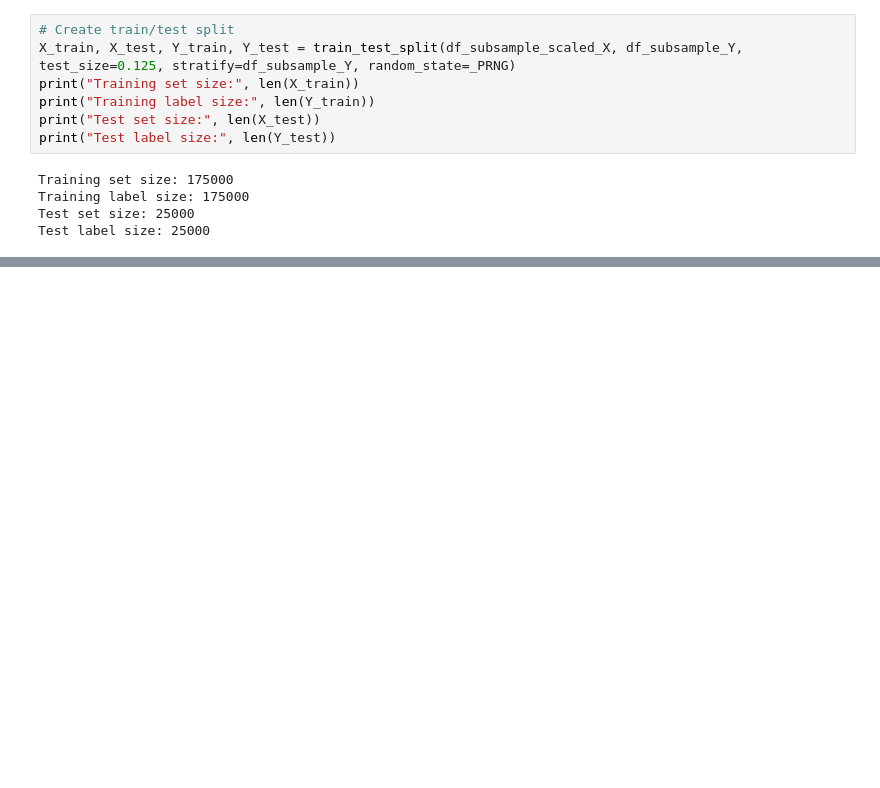
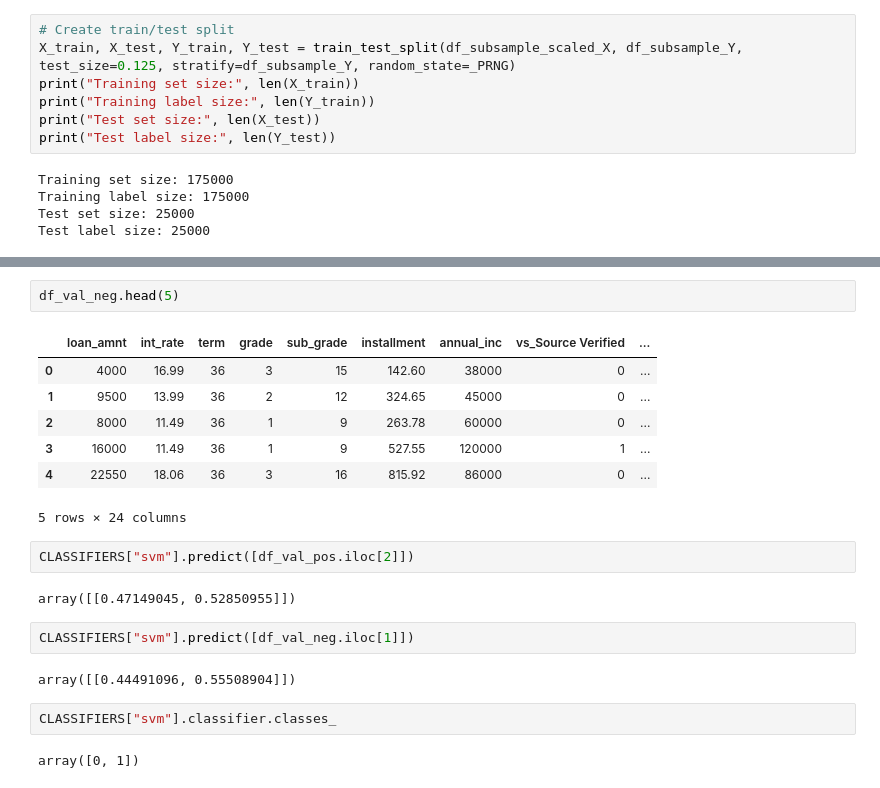
Before and after one commit to juszhan/LendingClub-Profitability, a Jupyter notebook: lendingclub_loan_prediction.ipynb, the cells around one changed output, grey strips where cells are left out. Saved outputs shown, nothing was run; the diff lists cells and outputs as text; blank space fills up the shorter version.

```diff
--- a/lendingclub_loan_prediction.ipynb
+++ b/lendingclub_loan_prediction.ipynb
@@ -441,0 +608,22 @@ array([[0.55299676, 0.44700324],
+# %%
+df_val_neg.head(5)
+# %% [output]
+|  | loan_amnt | int_rate | term | grade | sub_grade | installment | annual_inc | vs_Source Verified | ... |
+| 0 | 4000 | 16.99 | 36 | 3 | 15 | 142.60 | 38000 | 0 | ... |
+| 1 | 9500 | 13.99 | 36 | 2 | 12 | 324.65 | 45000 | 0 | ... |
+| 2 | 8000 | 11.49 | 36 | 1 | 9 | 263.78 | 60000 | 0 | ... |
+| 3 | 16000 | 11.49 | 36 | 1 | 9 | 527.55 | 120000 | 1 | ... |
+| 4 | 22550 | 18.06 | 36 | 3 | 16 | 815.92 | 86000 | 0 | ... |
+5 rows × 24 columns
+# %%
+CLASSIFIERS["svm"].predict([df_val_pos.iloc[2]])
+# %% [output]
+array([[0.47149045, 0.52850955]])
+# %%
+CLASSIFIERS["svm"].predict([df_val_neg.iloc[1]])
+# %% [output]
+array([[0.44491096, 0.55508904]])
+# %%
+CLASSIFIERS["svm"].classifier.classes_
+# %% [output]
+array([0, 1])
```
Also changed, not shown: parts of 35 cells of this notebook.
